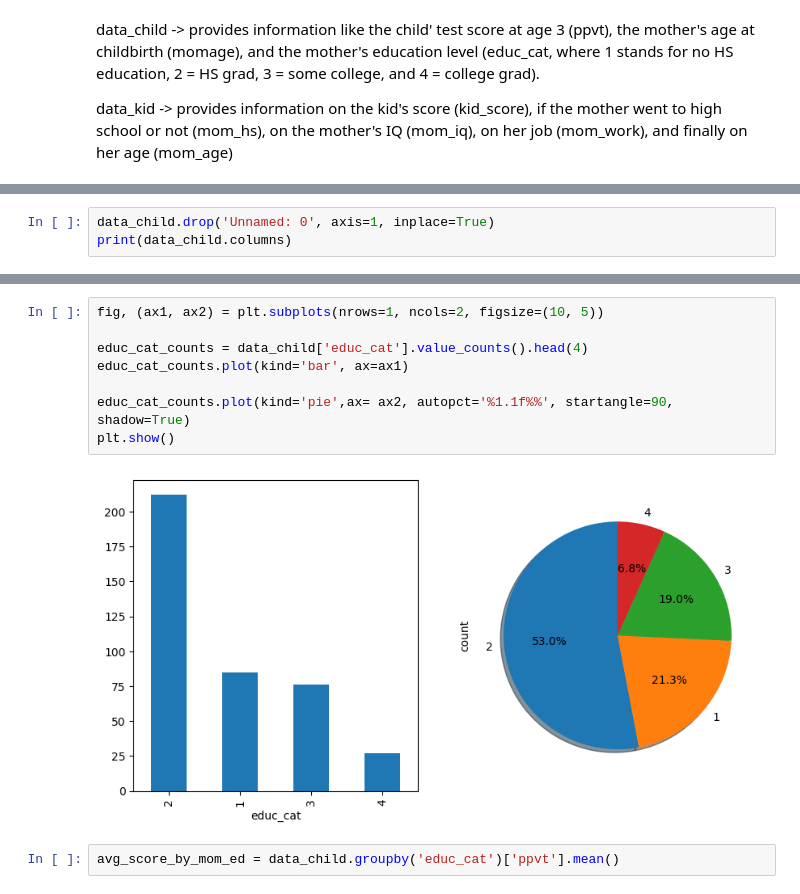
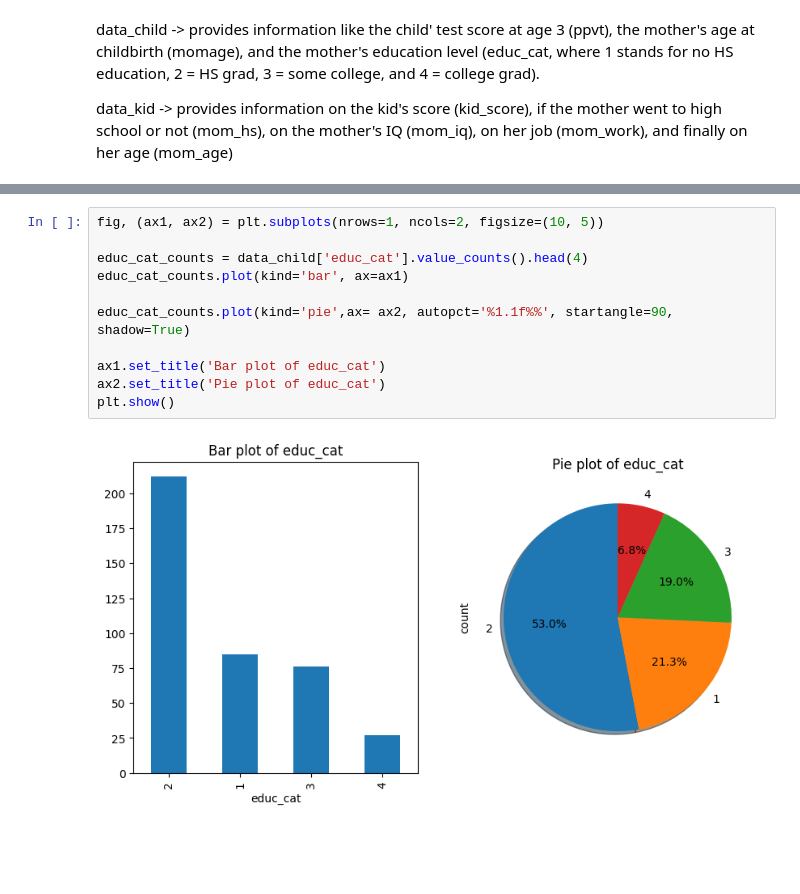
Before and after one commit to diegodvallejos/iq_prediction, a Jupyter notebook: development.ipynb, the cells around one changed output, grey strips where cells are left out. Drawn from its saved outputs; the diff is of its cells as text; blank space fills up the shorter version.

```diff
--- a/development.ipynb
+++ b/development.ipynb
@@ -81,3 +79,0 @@ data_child.describe()
-# %%
-data_child.drop('Unnamed: 0', axis=1, inplace=True)
-print(data_child.columns)
@@ -121,13 +151,14 @@ Text(0.5, 0, 'Educational category')
 # %%
 fig, (ax1, ax2) = plt.subplots(nrows=1, ncols=2, figsize=(10, 5))
 
 educ_cat_counts = data_child['educ_cat'].value_counts().head(4)
 educ_cat_counts.plot(kind='bar', ax=ax1)
 
 educ_cat_counts.plot(kind='pie',ax= ax2, autopct='%1.1f%%', startangle=90, shadow=True)
+
+ax1.set_title('Bar plot of educ_cat')
+ax2.set_title('Pie plot of educ_cat')
 plt.show()
 # %% [output]
-[figure, old version]
+[figure, new version]
-# %%
-avg_score_by_mom_ed = data_child.groupby('educ_cat')['ppvt'].mean()
 # %%
```
Also changed, not shown: parts of 31 cells of this notebook.
